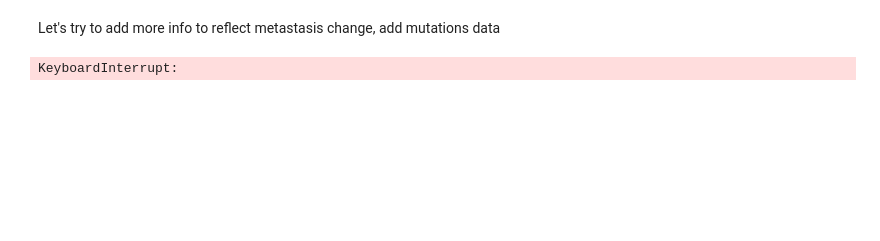
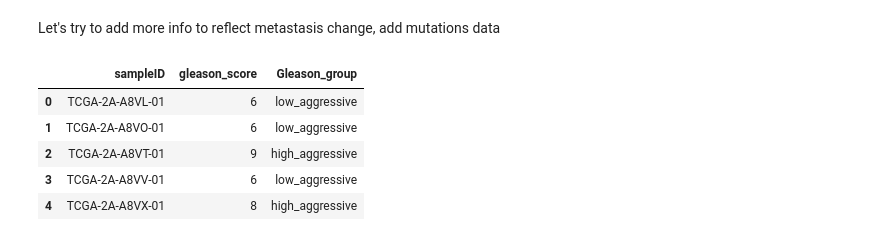
Before and after one commit to romane-gauthierj/Attractor-Resistance, a Jupyter notebook: pipeline_validation_prostate.ipynb, the cells around one changed output. Saved outputs shown, nothing was run; the diff lists cells and outputs as text; code cells hidden in the pictures; blank space fills up the shorter version.

```diff
--- a/pipeline_validation_prostate.ipynb
+++ b/pipeline_validation_prostate.ipynb
@@ -385,10 +421,17 @@ phenotypes_interest = [
         "Apoptosis",
     ]
 
-inputs_list = ['EGF', 'FGF', 'Androgen', 'TGFb', 'Hypoxia', 'Nutrients', 'Carcinogen', 'Acidosis', 'TNFalpha', 'fused_event', 'SPOP']
-for patient  in patients_id:
-    compute_phenotype_table(folder_save_results, folder_models, patient, inputs_list, phenotypes_interest, tissue= 'Prostate')
-# TO DO- change compute_phenotype_table -> with nice path to access and save the data!!
+inputs_list = ['EGF', 'FGF', 'TGFB', 'Androgen', 'Hypoxia', 'Nutrients', 'Carcinogen', 'Acidosis', 'TNF', 'fused_event', 'SPOP']
+# for patient  in patients_id:
+#     compute_phenotype_table(folder_save_results, folder_models, patient, inputs_list, phenotypes_interest, tissue= 'Prostate')
-# %% [output]
-KeyboardInterrupt:
+# %%
+phenotype_data_filtered.head()
+# print(phenotype_data_filtered['Gleason_group'].unique())
+# %% [output]
+|  | sampleID | gleason_score | Gleason_group |
+| 0 | TCGA-2A-A8VL-01 | 6 | low_aggressive |
+| 1 | TCGA-2A-A8VO-01 | 6 | low_aggressive |
+| 2 | TCGA-2A-A8VT-01 | 9 | high_aggressive |
+| 3 | TCGA-2A-A8VV-01 | 6 | low_aggressive |
+| 4 | TCGA-2A-A8VX-01 | 8 | high_aggressive |
 # %%
```
Also changed, not shown: parts of 22 cells of this notebook, 2 other files.
